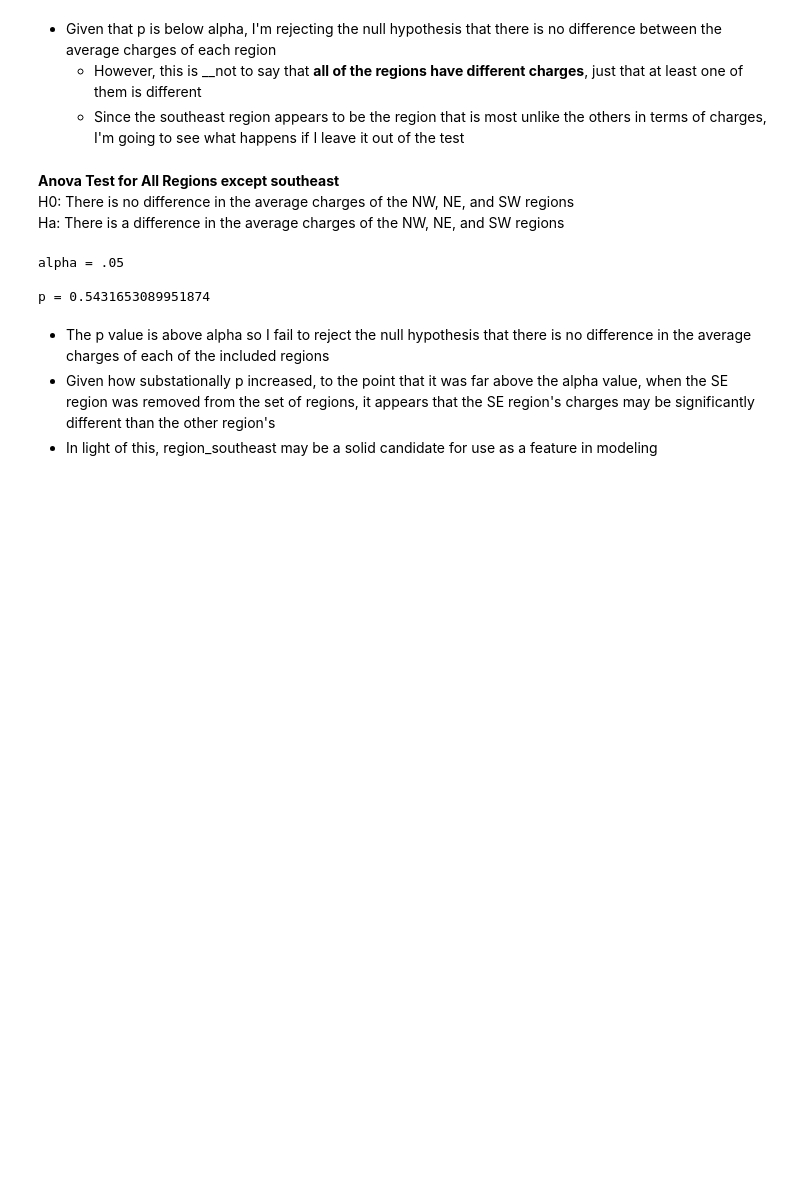
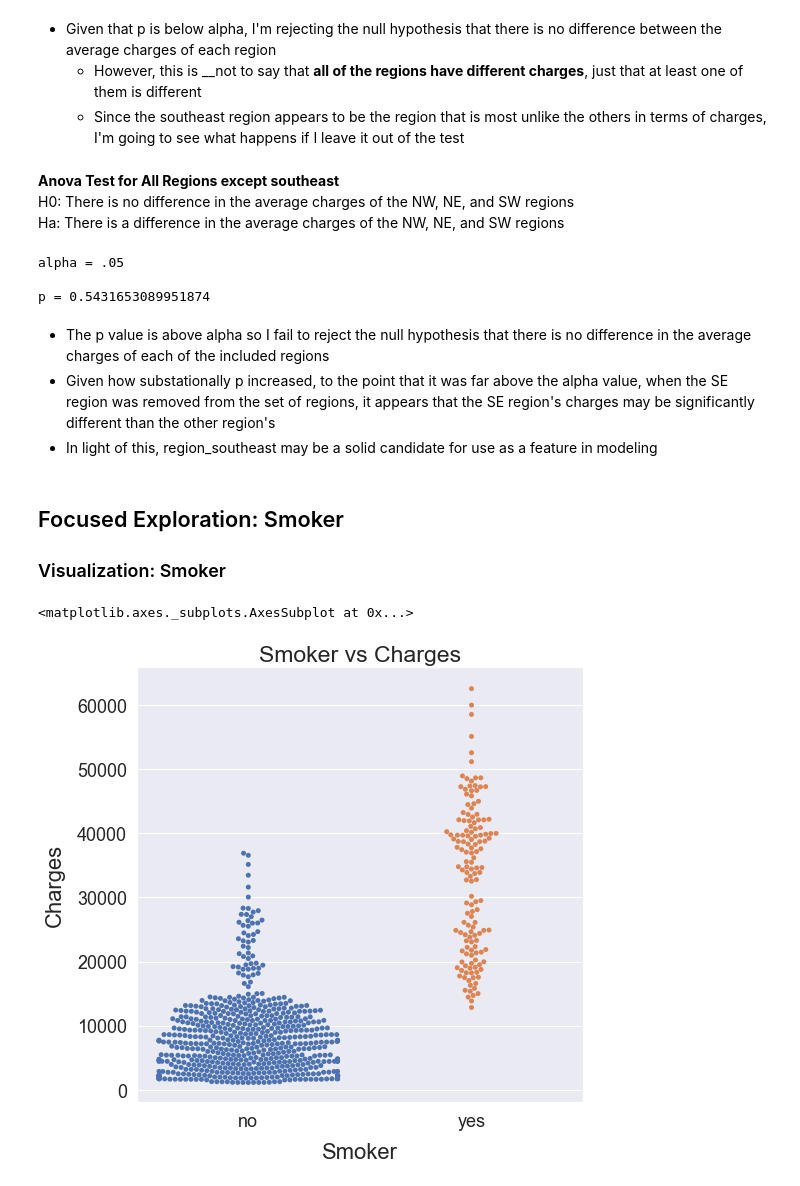
Before and after one commit to SamuelD-Data/medical_cost_project, a Jupyter notebook: medical_cost_notebook.ipynb, the cells around one changed output. Cells and saved outputs as stored; diff of their text form; code cells hidden in the pictures; blank space fills up the shorter version.

Commit message:
added swarmplot for smokers

```diff
--- a/medical_cost_notebook.ipynb
+++ b/medical_cost_notebook.ipynb
@@ -552,3 +552,19 @@ p = 0.5431653089951874
 - The p value is above alpha so I fail to reject the null hypothesis that there is no difference in the average charges of each of the included regions
 - Given how substationally p increased, to the point that it was far above the alpha value, when the SE region was removed from the set of regions, it appears that the SE region's charges may be significantly different than the other region's
 - In light of this, region_southeast may be a solid candidate for use as a feature in modeling
+# %% [markdown]
+## Focused Exploration: Smoker
+### Visualization: Smoker
+# %%
+# creating swarmplot of gender vs charges
+gender_df = train[['smoker', 'charges']]
+gender_df.columns = ['Smoker', 'Charges']
+plt.xlabel('Smoker', fontsize = 22, labelpad = 12)
+plt.ylabel('Charges (Dollars)', fontsize = 22, labelpad = 12)
+plt.xticks(fontsize = 18)
+plt.yticks(fontsize = 18)
+plt.title('Smoker vs Charges', fontsize = 23)
+sns.swarmplot(data = gender_df, x = 'Smoker', y = 'Charges')
+# %% [output]
+<matplotlib.axes._subplots.AxesSubplot at 0x...>
+[figure, added]
```
Also changed, not shown: parts of 1 cell of this notebook.
